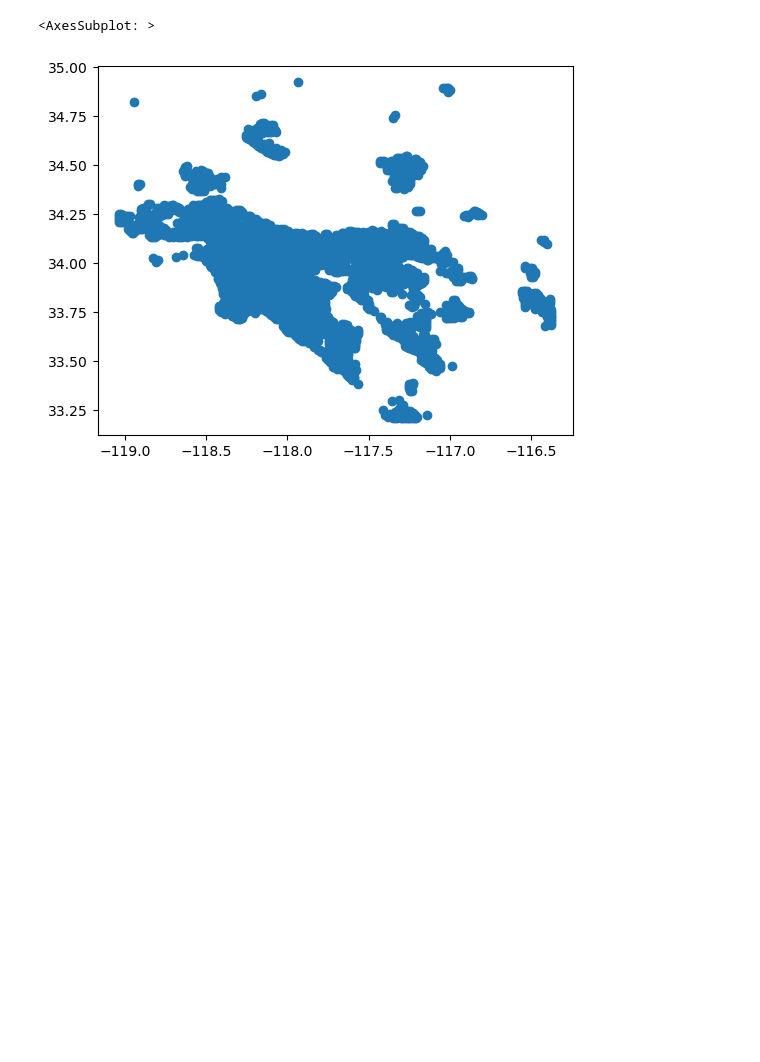
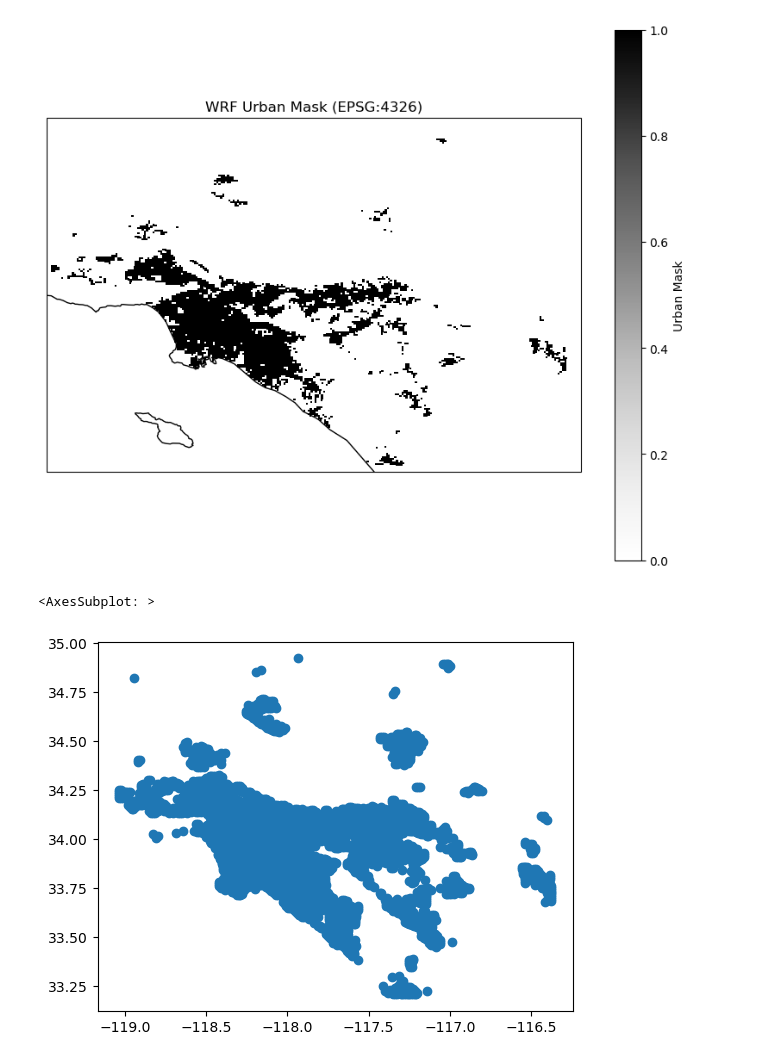
Before and after one commit to josephko91/ah-la-paper, a Jupyter notebook: notebooks/create-urban-mask-from-wrfout.ipynb, the cells around one changed output. Saved outputs shown, nothing was run; the diff lists cells and outputs as text; code cells hidden in the pictures; blank space fills up the shorter version.

```diff
--- a/notebooks/create-urban-mask-from-wrfout.ipynb
+++ b/notebooks/create-urban-mask-from-wrfout.ipynb
@@ -13,3 +69,32 @@ import matplotlib.pyplot as plt
+# %%
+# get WRF urban mask
+frc_urb2d_threshold = 0.5
+wrfout_sample = '/project2/zhan248_1326/hhao4018/WRFv4.6.1_Modified_AHoption_noChem/test/JOE_Default_2016_08_ah=0_v2/wrfout_d02_2016-08-12_20:00:00'
+ds_temp = xr.open_dataset(wrfout_sample).xwrf.postprocess()
+wrf_crs = ds_temp.wrf_projection.item()
+ds_temp = ds_temp.rio.write_crs(wrf_crs)
+frc_urb2d = ds_temp['FRC_URB2D'][0]
+wrf_urban_mask = (frc_urb2d > frc_urb2d_threshold)
+# load LA County boundary
+la_county_filepath='/home1/kojoseph/anthropogenic-heat-la-20230205/data/boundaries/la_county_bound_simplified_3.geojson'
+la_county_boundary = gpd.read_file(la_county_filepath)
+# %%
+import cartopy.crs as ccrs
+# EPSG:4326 is PlateCarree in Cartopy
+crs = ccrs.PlateCarree()
+
+mask = wrf_urban_mask.values
+lat = wrf_urban_mask['XLAT'].values
+lon = wrf_urban_mask['XLONG'].values
+
+fig, ax = plt.subplots(figsize=(10, 8), subplot_kw={'projection': crs})
+pcm = ax.pcolormesh(lon, lat, mask, cmap='Greys', shading='auto', transform=crs)
+ax.coastlines()
+ax.set_title("WRF Urban Mask (EPSG:4326)")
+plt.colorbar(pcm, ax=ax, label='Urban Mask')
+plt.show()
+# %% [output]
+[figure, added]
 # %%
 # get WRF urban mask
 wrfout_sample = '/project2/zhan248_1326/hhao4018/WRFv4.6.1_Modified_AHoption_noChem/test/JOE_Default_2016_08_ah=0_v2/wrfout_d02_2016-08-12_20:00:00'
```
Also changed, not shown: parts of 12 cells of this notebook, 4 other files.
